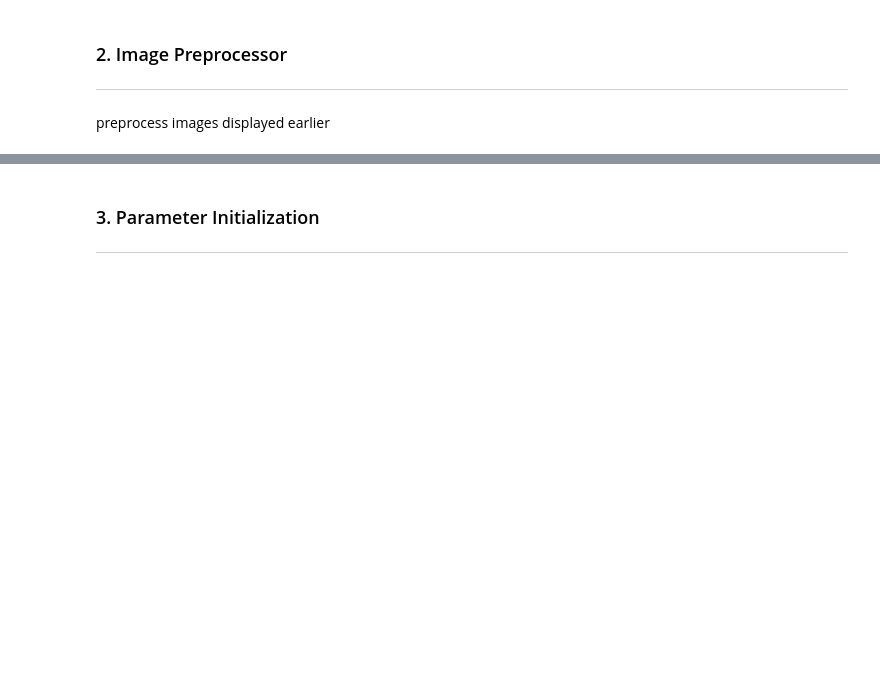
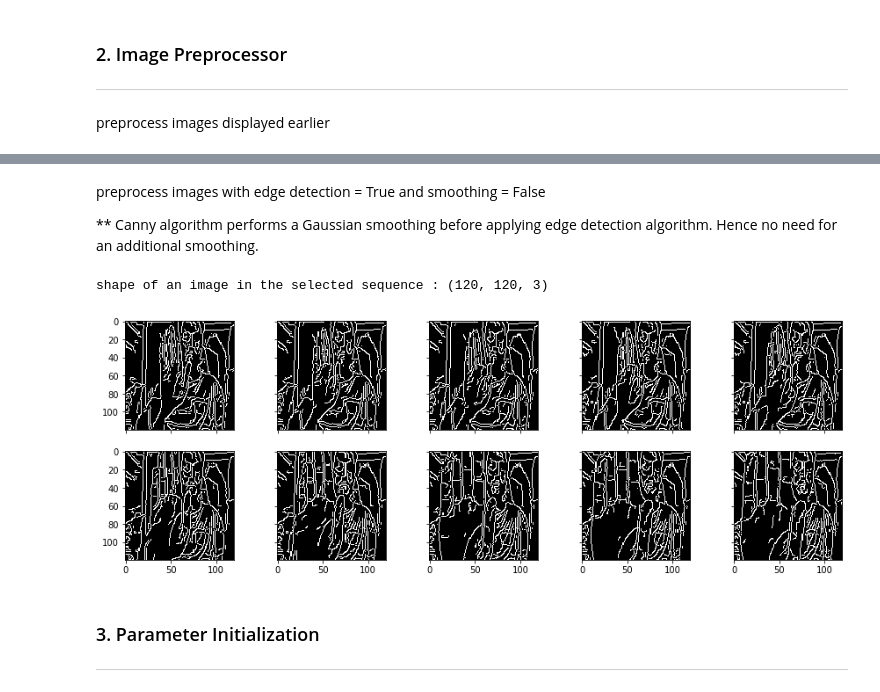
Before and after one commit to dhrubach/cnn-gesture-recognition, a Jupyter notebook: cnn-gesture-recognition.ipynb, the cells around one changed output, grey strips where cells are left out. Drawn from its saved outputs; the diff is of its cells as text; code cells hidden in the pictures; blank space fills up the shorter version.

```diff
--- a/cnn-gesture-recognition.ipynb
+++ b/cnn-gesture-recognition.ipynb
@@ -171,3 +177,23 @@ shape of an image in the selected sequence : (240, 240, 3)
+# %% [markdown]
+preprocess images with edge detection = True and smoothing = False
+
+** Canny algorithm performs a Gaussian smoothing before applying edge detection algorithm. Hence no need for an additional smoothing.
+# %%
+imagePreprocess = ImagePreprocessor(crop=True, normalize=True, resize=True, smoothing=False, edge=True)
+
+pr_images = []
+
+for name in image_names[0:30:3]:
+    img = cv2.imread(train_path + sequence_dir + '/' + name)
+    pr_image = imagePreprocess.process_image(orig_image=img)
+    pr_images.append(cv2.cvtColor(pr_image, cv2.COLOR_BGR2RGB))
+
+print('shape of an image in the selected sequence : {0}'.format(pr_images[0].shape))
+
+plot_image(pr_images)
+# %% [output]
+shape of an image in the selected sequence : (120, 120, 3)
+[figure, added]
 # %% [markdown]
 ### 3. Parameter Initialization
 ***
```
Also changed, not shown: parts of 18 cells of this notebook.
